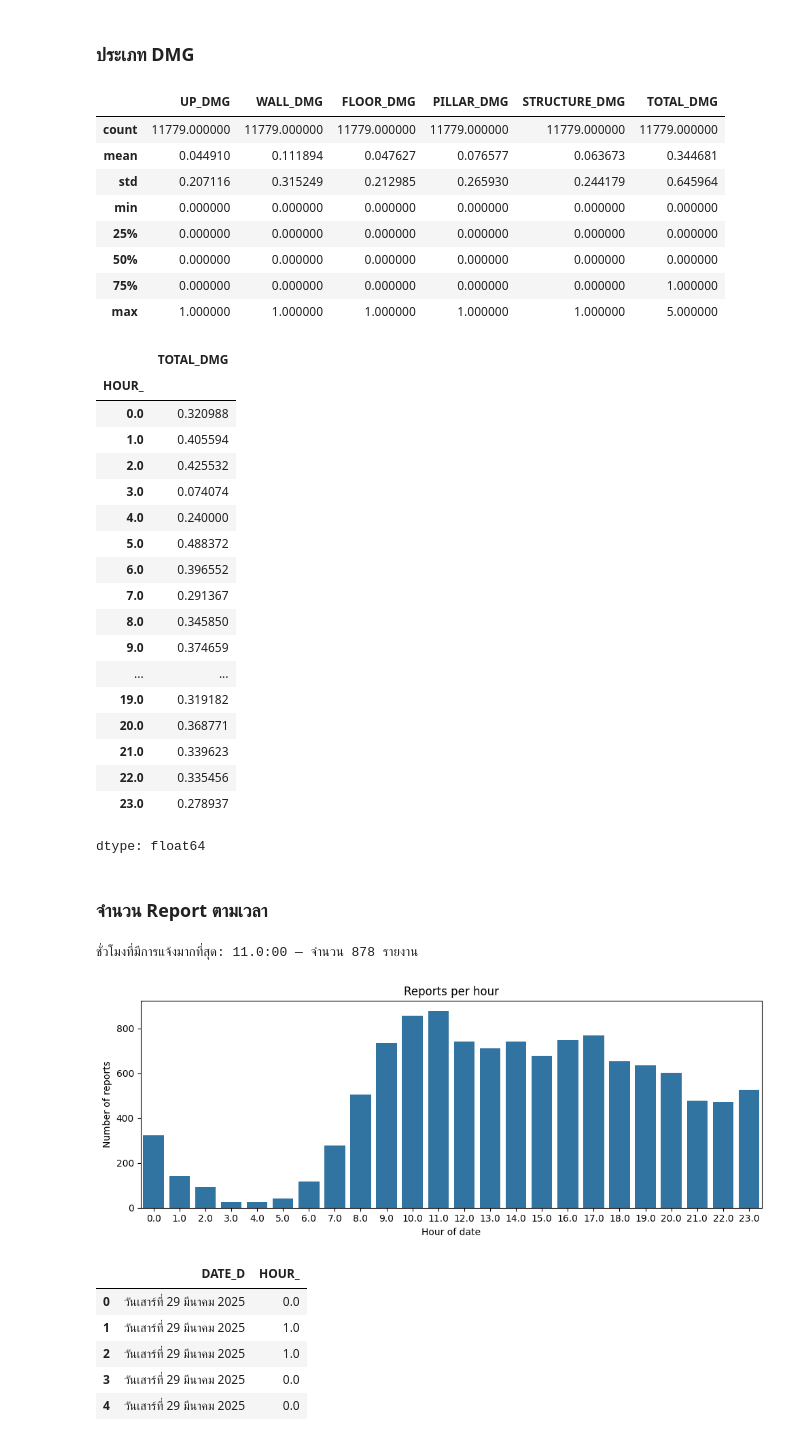
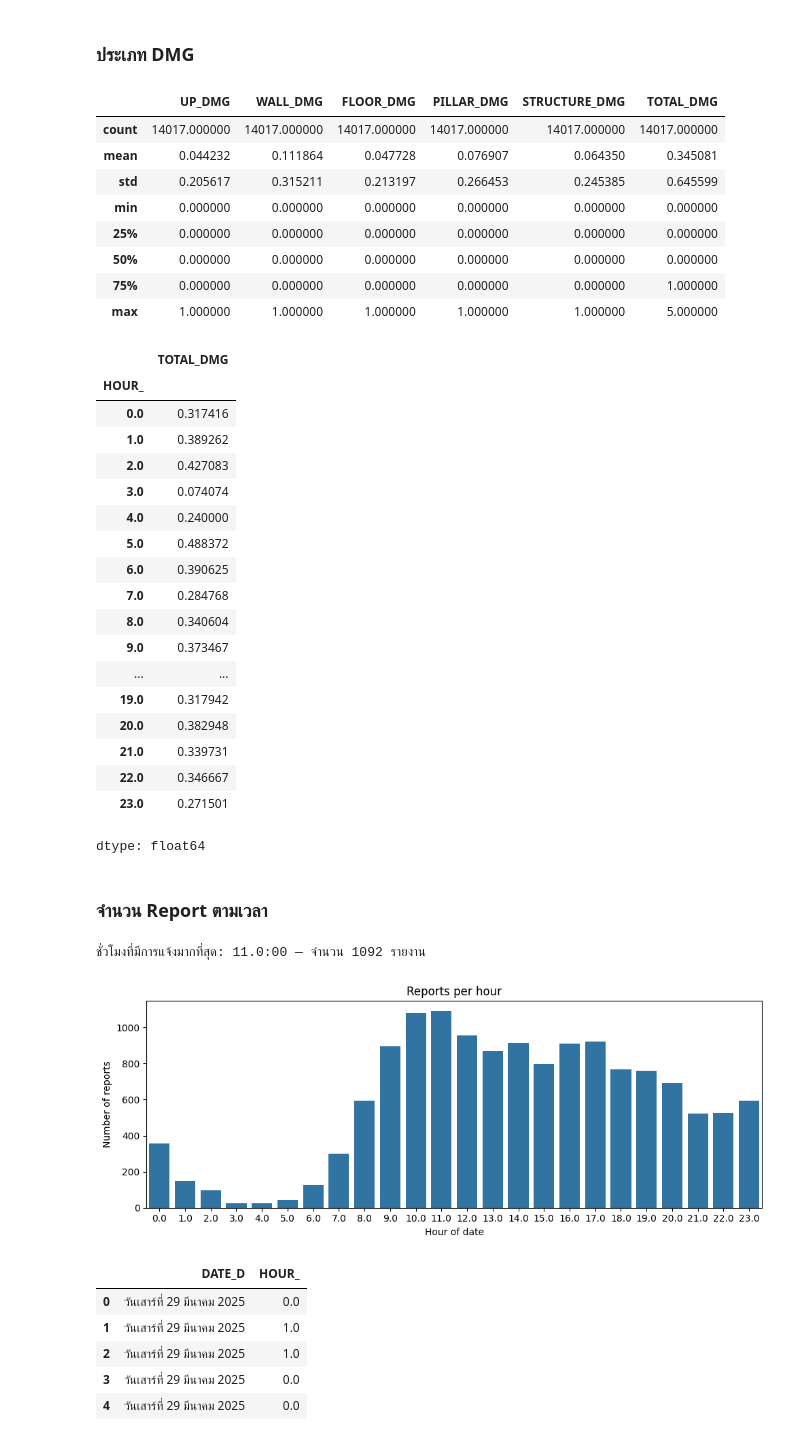
Before and after one commit to tontantip/Archive, a Jupyter notebook: portfolio/portfolio_pro1.ipynb, the cells around one changed output. Drawn from its saved outputs; the diff is of its cells as text; code cells hidden in the pictures.

```diff
--- a/portfolio/portfolio_pro1.ipynb
+++ b/portfolio/portfolio_pro1.ipynb
@@ -255,0 +451,3 @@ SyntaxError: unterminated string literal (detected at line 1) (ipython-input-232
+# %%
+feature.loc[(feature["DISTRICT"] == "จตุจักร") & (feature["ผังสี"].isnull()), "ผังสี"] = "สีส้ม : ที่อยู่อาศัยหนาแน่นปานกลาง"
+feature.loc[(feature["DISTRICT"] == "จตุจักร") & (feature["ผังสี"].isnull()), ["DISTRICT", "ผังสี"]]
@@ -255,0 +467,3 @@ SyntaxError: unterminated string literal (detected at line 1) (ipython-input-232
+# %%
+feature.loc[(feature["DISTRICT"] == "บางรัก") & (feature["ผังสี"].isnull()), "ผังสี"] = "สีแดง : พาณิชยกรรม"
+feature.loc[(feature["DISTRICT"] == "บางรัก") & (feature["ผังสี"].isnull()), ["DISTRICT", "ผังสี"]]
@@ -255,0 +487,3 @@ SyntaxError: unterminated string literal (detected at line 1) (ipython-input-232
+# %%
+feature.loc[(feature["DISTRICT"] == "วัฒนา") & (feature["ผังสี"].isnull()), "ผังสี"] = "สีแดง : พาณิชยกรรม"
+feature.loc[(feature["DISTRICT"] == "วัฒนา") & (feature["ผังสี"].isnull()), ["DISTRICT", "ผังสี"]]
@@ -255,0 +505,3 @@ SyntaxError: unterminated string literal (detected at line 1) (ipython-input-232
+# %%
+feature.loc[(feature["DISTRICT"] == "บางนา") & (feature["ผังสี"].isnull()), "ผังสี"] = "สีส้ม : ที่อยู่อาศัยหนาแน่นปานกลาง"
+feature.loc[(feature["DISTRICT"] == "บางนา") & (feature["ผังสี"].isnull()), ["DISTRICT", "ผังสี"]]
@@ -285,72 +560,73 @@ damage_cols = [
     'UP_DMG','WALL_DMG','FLOOR_DMG',
     'PILLAR_DMG','STRUCTURE_DMG','TOTAL_DMG'
 ]
-df[damage_cols].describe()
+feature[damage_cols].describe()
 # %% [output]
 |  | UP_DMG | WALL_DMG | FLOOR_DMG | PILLAR_DMG | STRUCTURE_DMG | TOTAL_DMG |
-| count | 11779.000000 | 11779.000000 | 11779.000000 | 11779.000000 | 11779.000000 | 11779.000000 |
-| mean | 0.044910 | 0.111894 | 0.047627 | 0.076577 | 0.063673 | 0.344681 |
-| std | 0.207116 | 0.315249 | 0.212985 | 0.265930 | 0.244179 | 0.645964 |
+| count | 14017.000000 | 14017.000000 | 14017.000000 | 14017.000000 | 14017.000000 | 14017.000000 |
+| mean | 0.044232 | 0.111864 | 0.047728 | 0.076907 | 0.064350 | 0.345081 |
+| std | 0.205617 | 0.315211 | 0.213197 | 0.266453 | 0.245385 | 0.645599 |
 | min | 0.000000 | 0.000000 | 0.000000 | 0.000000 | 0.000000 | 0.000000 |
 | 25% | 0.000000 | 0.000000 | 0.000000 | 0.000000 | 0.000000 | 0.000000 |
 | 50% | 0.000000 | 0.000000 | 0.000000 | 0.000000 | 0.000000 | 0.000000 |
 | 75% | 0.000000 | 0.000000 | 0.000000 | 0.000000 | 0.000000 | 1.000000 |
 | max | 1.000000 | 1.000000 | 1.000000 | 1.000000 | 1.000000 | 5.000000 |
 # %%
-df.groupby('HOUR_')['TOTAL_DMG'].mean()
+feature.groupby('HOUR_')['TOTAL_DMG'].mean()
 # %% [output]
 |  | TOTAL_DMG |
 | HOUR_ |  |
-| 0.0 | 0.320988 |
-| 1.0 | 0.405594 |
-| 2.0 | 0.425532 |
+| 0.0 | 0.317416 |
+| 1.0 | 0.389262 |
+| 2.0 | 0.427083 |
 | 3.0 | 0.074074 |
 | 4.0 | 0.240000 |
 | 5.0 | 0.488372 |
-| 6.0 | 0.396552 |
-| 7.0 | 0.291367 |
-| 8.0 | 0.345850 |
-| 9.0 | 0.374659 |
+| 6.0 | 0.390625 |
+| 7.0 | 0.284768 |
+| 8.0 | 0.340604 |
+| 9.0 | 0.373467 |
 | ... | ... |
-| 19.0 | 0.319182 |
-| 20.0 | 0.368771 |
-| 21.0 | 0.339623 |
-| 22.0 | 0.335456 |
-| 23.0 | 0.278937 |
+| 19.0 | 0.317942 |
+| 20.0 | 0.382948 |
+| 21.0 | 0.339731 |
+| 22.0 | 0.346667 |
+| 23.0 | 0.271501 |
 dtype: float64
 # %% [markdown]
 ### จำนวน Report ตามเวลา
 # %%
 import pandas as pd
 import matplotlib.pyplot as plt
 import seaborn as sns
 
+df = feature
 # สมมติ df โหลดแล้ว
 # ถ้าไม่มีคอลัมน์ HOUR_ ที่เป็น int ให้สร้างจาก report_time
 if 'HOUR_' not in df.columns or df['HOUR_'].isnull().all():
     # ถ้า report_time เป็น timedelta
     df['HOUR_'] = df['report_time'].dt.components['hours']
 
 # นับจำนวนรายงานต่อชั่วโมง
 hour_counts = df['HOUR_'].value_counts().sort_index()  # index 0..23
 
 # แสดงตาราง peak
 peak_hour = hour_counts.idxmax()
 peak_count = hour_counts.max()
 print(f"ชั่วโมงที่มีการแจ้งมากที่สุด: {peak_hour}:00 — จำนวน {peak_count} รายงาน")
 
 # Plot bar chart (เรียบง่าย)
 plt.figure(figsize=(10,4))
 sns.barplot(x=hour_counts.index, y=hour_counts.values)
 plt.xlabel('Hour of date')
 plt.ylabel('Number of reports')
 plt.title('Reports per hour')
 plt.xticks(range(0,24))
 plt.tight_layout()
 plt.show()
 # %% [output]
-ชั่วโมงที่มีการแจ้งมากที่สุด: 11.0:00 — จำนวน 878 รายงาน
+ชั่วโมงที่มีการแจ้งมากที่สุด: 11.0:00 — จำนวน 1092 รายงาน
-[figure, old version]
+[figure, new version]
 # %%
 import pandas as pd
 
```
Also changed, not shown: parts of 79 cells of this notebook.
